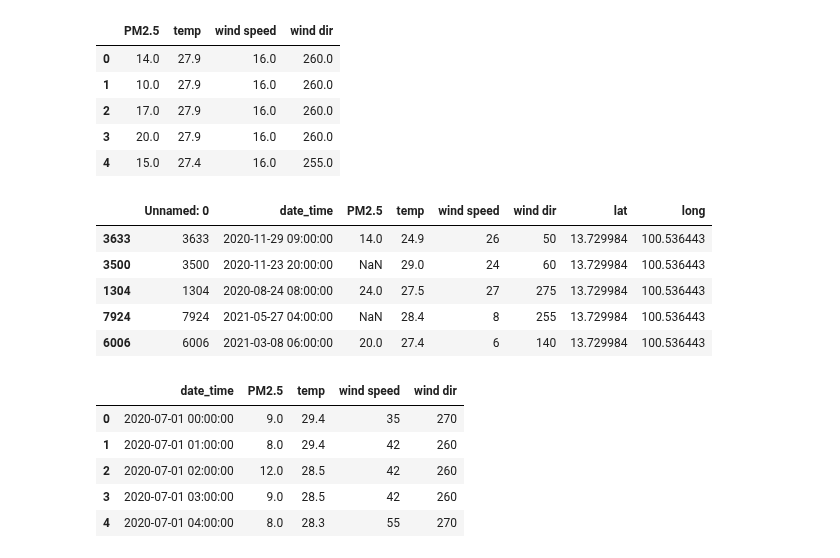
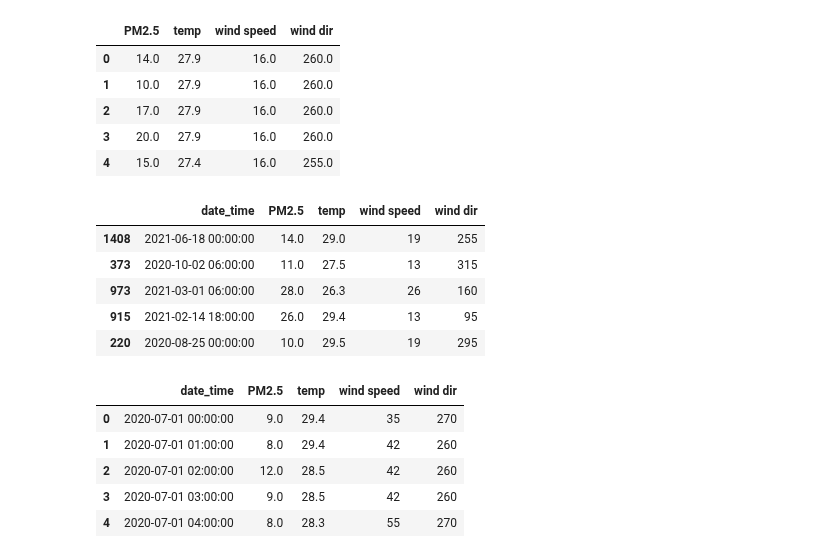
Before and after one commit to NKIKK/ProjectPM2-5_aGroup, a Jupyter notebook: Submit/model.ipynb, the cells around one changed output. Drawn from its saved outputs; the diff is of its cells as text; code cells hidden in the pictures.

```diff
--- a/Submit/model.ipynb
+++ b/Submit/model.ipynb
@@ -26,13 +26,13 @@ data_training.head()
 | 3 | 20.0 | 27.9 | 16.0 | 260.0 |
 | 4 | 15.0 | 27.4 | 16.0 | 255.0 |
 # %%
-data_test = pd.read_csv(province+'_clean.csv', date_parser = True)
+data_test = pd.read_csv(province+'_clean2.csv', date_parser = True)
 data_test.sample(5)
 # %% [output]
-|  | Unnamed: 0 | date_time | PM2.5 | temp | wind speed | wind dir | lat | long |
-| 3633 | 3633 | 2020-11-29 09:00:00 | 14.0 | 24.9 | 26 | 50 | 13.729984 | 100.536443 |
-| 3500 | 3500 | 2020-11-23 20:00:00 | NaN | 29.0 | 24 | 60 | 13.729984 | 100.536443 |
-| 1304 | 1304 | 2020-08-24 08:00:00 | 24.0 | 27.5 | 27 | 275 | 13.729984 | 100.536443 |
-| 7924 | 7924 | 2021-05-27 04:00:00 | NaN | 28.4 | 8 | 255 | 13.729984 | 100.536443 |
-| 6006 | 6006 | 2021-03-08 06:00:00 | 20.0 | 27.4 | 6 | 140 | 13.729984 | 100.536443 |
+|  | date_time | PM2.5 | temp | wind speed | wind dir |
+| 1408 | 2021-06-18 00:00:00 | 14.0 | 29.0 | 19 | 255 |
+| 373 | 2020-10-02 06:00:00 | 11.0 | 27.5 | 13 | 315 |
+| 973 | 2021-03-01 06:00:00 | 28.0 | 26.3 | 26 | 160 |
+| 915 | 2021-02-14 18:00:00 | 26.0 | 29.4 | 13 | 95 |
+| 220 | 2020-08-25 00:00:00 | 10.0 | 29.5 | 19 | 295 |
 # %%
```
Also changed, not shown: parts of 33 cells of this notebook, 8 other files.
